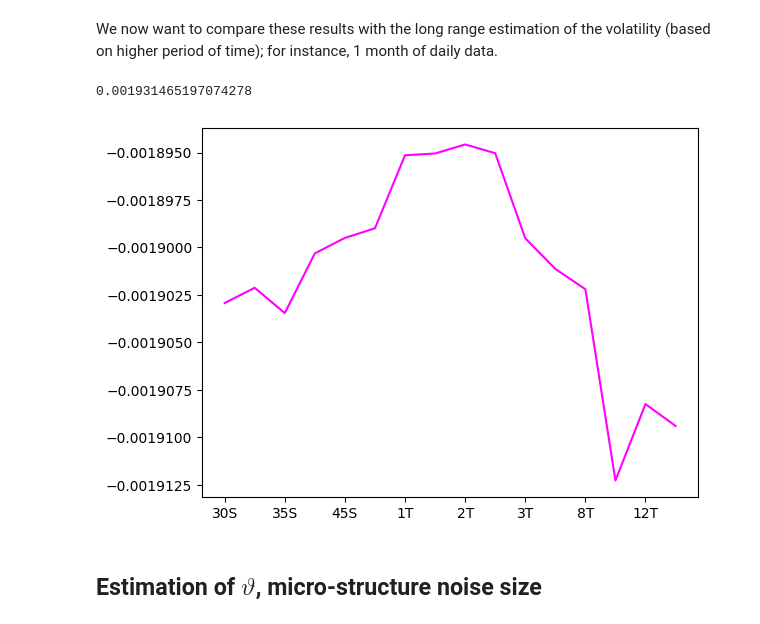
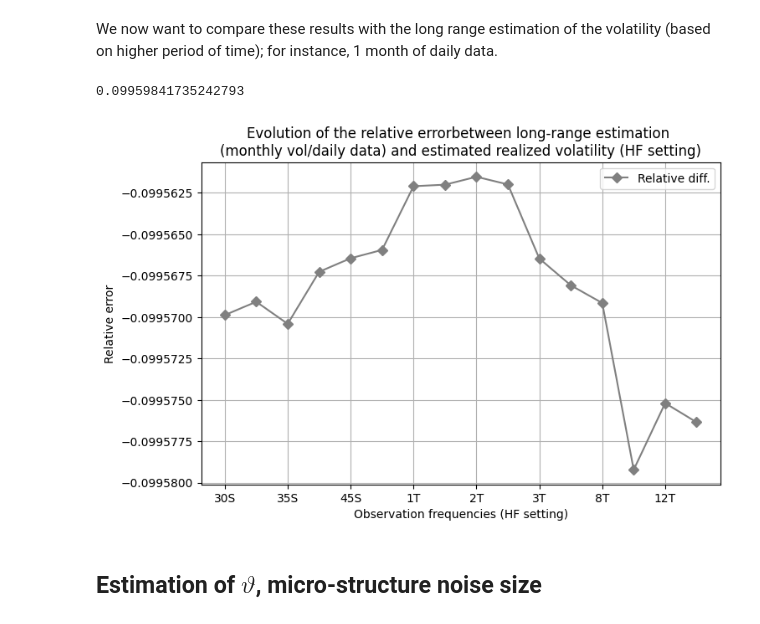
Before and after one commit to lcsrodriguez/HFT-IntradayVol-Estimation, a Jupyter notebook: main.ipynb, the cells around one changed output. Cells and saved outputs as stored; diff of their text form; code cells hidden in the pictures.

Commit message:
Adding Evolution of the relative errorsome updates + re-computation of the long-range est. of monthly vol.

```diff
--- a/main.ipynb
+++ b/main.ipynb
@@ -407,7 +407,7 @@ We now want to compare these results with the long range estimation of the volat
 # %%
 # Defining the date limits for the month of January 2022
 start_dt = "2022-01-01" + " " + TIME_BOUNDARIES["MORNING"]
-end_dt = "2022-02-01" + " " + TIME_BOUNDARIES["AFTERNOON"]
+end_dt = "2022-02-01" + " " + TIME_BOUNDARIES["MORNING"]
 
 # Getting the respective financial data
 monthly_data = get_price_process(start_dt=start_dt,
@@ -419,25 +419,25 @@ monthly_data_resampled = monthly_data.resample("1D").mean()
 # Dropping weekends and holidays (non-trading days)
 monthly_data_resampled.dropna(inplace = True)
 
-# Computing the diff (X_{(i + 1)/n} - X_{(i)/n})
-diff_elements = monthly_data_resampled.diff()
+# Computing the diff (X_{(i + 1)/n} - X_{(i)/n}) (log-returns)
+log_returns = monthly_data_resampled.diff()
 
-# Dropping the resulting NaN row
-diff_elements.dropna(inplace=True)
-
-# Computing the square of each difference
-squared_diff_elements = np.square(diff_elements)
-
-# Summing all the squared differences
-long_range_est_vol = squared_diff_elements.sum()["Price"]
+# Computing the long-range estimation of the volatility
+long_range_est_vol = np.sqrt(log_returns.std())
 # %%
-long_range_est_vol
+long_range_est_vol["Price"]
 # %% [output]
-0.001931465197074278
+0.09959841735242793
 # %%
-_ = (REALIZED_VOL2 - long_range_est_vol).plot(color="magenta")
+plt.figure(figsize=(8, 5))
+plt.title("Evolution of the relative errorbetween long-range estimation \n(monthly vol/daily data) and estimated realized volatility (HF setting)")
+_ = (REALIZED_VOL2 - long_range_est_vol["Price"]).plot(color="gray", marker="D", label="Relative diff.")
+_ = plt.legend()
+_ = plt.grid()
+_ = plt.xlabel("Observation frequencies (HF setting)")
+_ = plt.ylabel("Relative error")
 # %% [output]
-[figure, old version]
+[figure, new version]
 # %% [markdown]
 ## Estimation of $\vartheta$, micro-structure noise size
 # %% [markdown]
```
Also changed, not shown: parts of 14 cells of this notebook.
